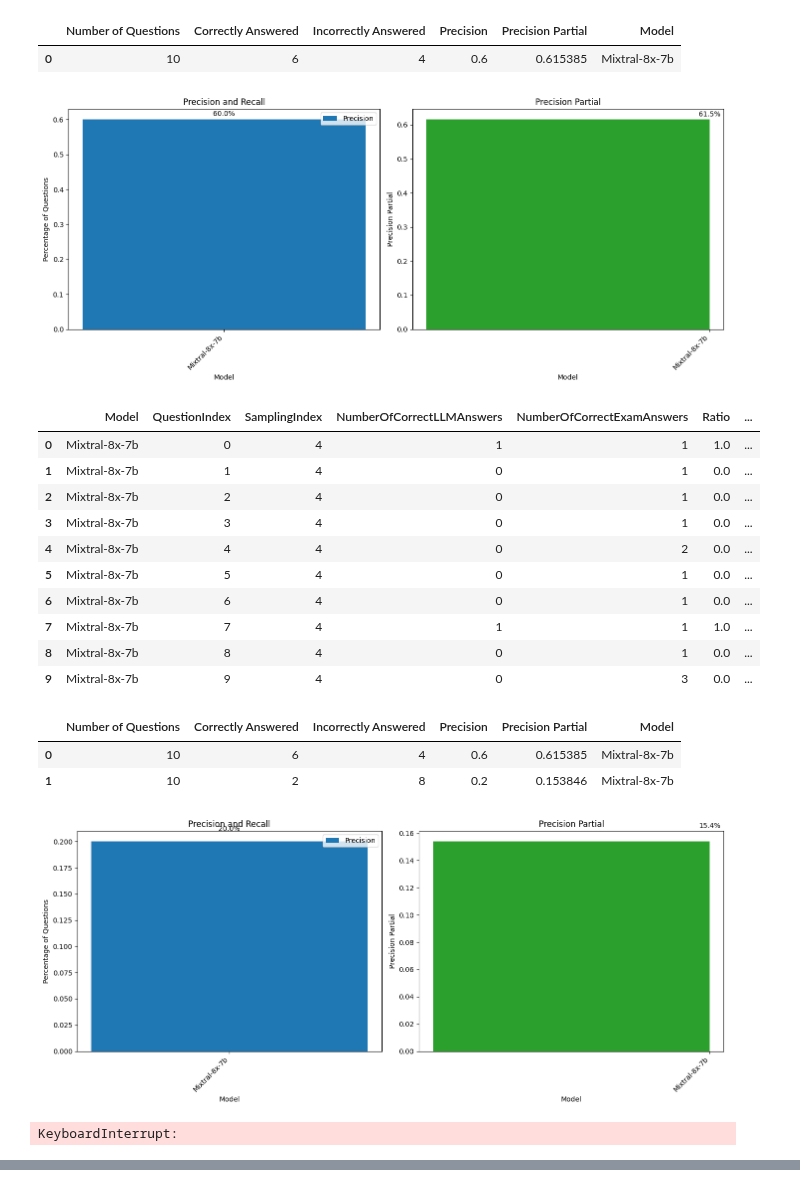
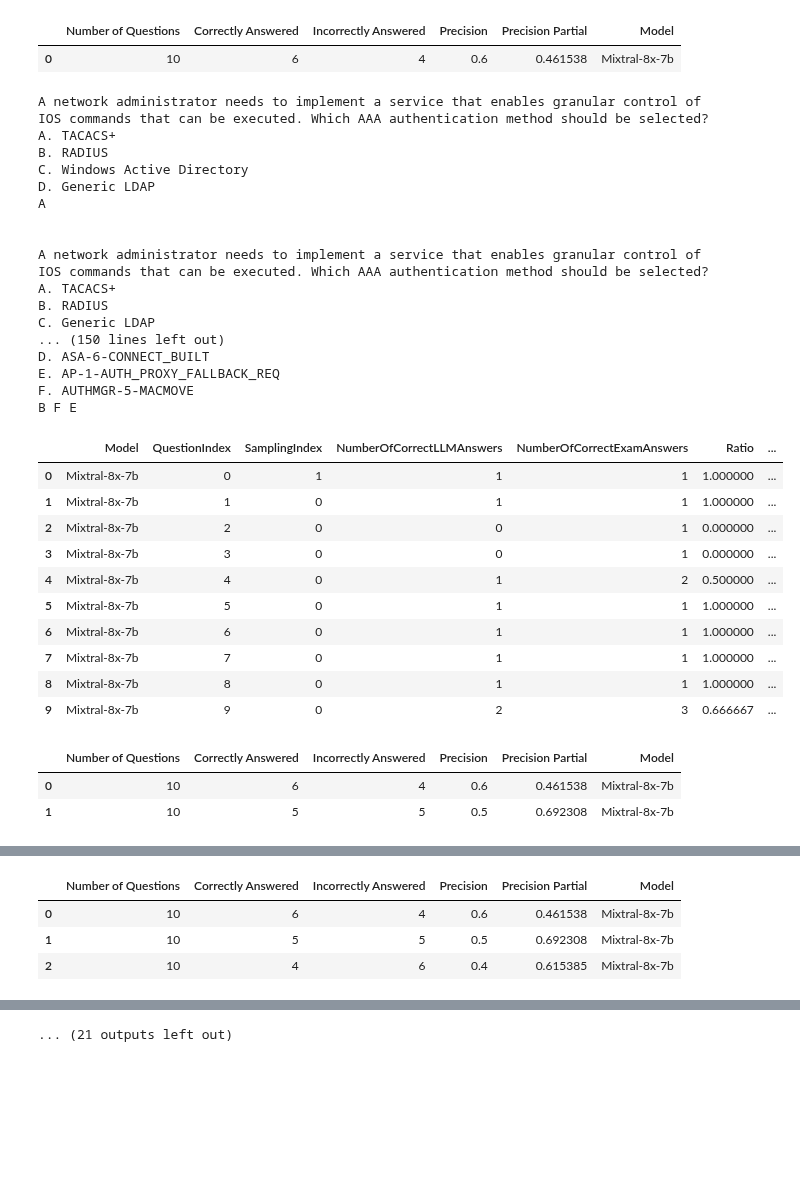
Before and after one commit to cybercampus-se/GenAICyberSecMCQA, a Jupyter notebook: src/mcqa_LLM.ipynb, the cells around one changed output, grey strips where cells are left out. Saved outputs shown, nothing was run; the diff lists cells and outputs as text; code cells hidden in the pictures; blank space fills up the shorter version.

Commit message:
Answer after shuffling also correct

```diff
--- a/src/mcqa_LLM.ipynb
+++ b/src/mcqa_LLM.ipynb
@@ -13,9 +16,9 @@ import random
 MODEL_PATH = {#"Gemma-7b-it" : "../models/gemma-7b-it.gguf",
               "Mixtral-8x-7b": "../models/mixtral-8x7b-instruct-v0.1.Q4_K_M.gguf",
                "Phi-2": "../models/phi-2.Q5_K_M.gguf",
-               "Llama2-70b": "../models/llama2_70b_chat_uncensored.Q5_K_M.gguf",
-               "Yi-34b": "../models/yi-34b-200k.Q5_K_M.gguf",
-               "Dolphin-2.5": "../models/dolphin-2.5-mixtral-8x7b.Q5_K_M.gguf",
+               #"Llama2-70b": "../models/llama2_70b_chat_uncensored.Q5_K_M.gguf",
+               #"Yi-34b": "../models/yi-34b-200k.Q5_K_M.gguf",
+               #"Dolphin-2.5": "../models/dolphin-2.5-mixtral-8x7b.Q5_K_M.gguf",
               }
 
 #Set output file name
@@ -52,7 +55,7 @@ FEW_SHOT_TEMPLATE = """
     {Exam_Choices}
     """
 
-SHUFFLE_PROB_ENB = True
+SHUFFLE_PROB_ENB = False
 SHUFFLE_ONLY =True
 # %%
 def extract_answer(answer):
@@ -350,11 +408,17 @@ for model, model_path in MODEL_PATH.items():
         for index_question, row in questions.iterrows():
             #Extract the question, answer and choices from the dataframe
             question, choices, answers, num_of_correct_answer = extract_exam_info(row)
-
+            print(question)
+            print(choices)
+            print(answers)
+            print('\n')
             #Only if shuffle is enabled, shuffle the choices
             if shuffled_iteration > 0:
-                choices = shuffle_choices(choices)
-
+                choices, answers = shuffle_choices(choices, answers)
+                print(question)
+                print(choices)
+                print(answers)
+                print('\n')
             #Empty the char_probabilities dictionary for each question
             char_probabilities = {}
 
@@ -379,7 +443,7 @@ for model, model_path in MODEL_PATH.items():
                         sample_Index = index_sampling
                         valid_question_answer = True
                         #Shuffle the choices
-                        choices = shuffle_choices(choices)
+                        choices = shuffle_choices(choices, answers)
                         for letter in answer_letters:
                             if letter in char_probabilities:
                                 char_probabilities[letter] += 1
@@ -405,7 +469,11 @@ for model, model_path in MODEL_PATH.items():
         #Concat the evaluation dataframe to the complete dataframe
         shuffled_evalutation_df = pd.concat([shuffled_evalutation_df, evaluation_df], ignore_index=True)
         display(shuffled_evalutation_df)
-        plot_evaluation(evaluation_df)
+
+#plot_evaluation(shuffled_evalutation_df)
+model_statistics = calculate_model_statistics(shuffled_evalutation_df)
+display(model_statistics)
+
     #llm_exam_result.to_pickle(OUTPUT_PICKEL)
 # %% [output]
 llama_model_loader: loaded meta data with 26 key-value pairs and 995 tensors from ../models/mixtral-8x7b-instruct-v0.1.Q4_K_M.gguf (version GGUF V3 (latest))
@@ -439,19 +524,33 @@ llama_new_context_with_model: graph splits (measure): 5
 |  | Number of Questions | Correctly Answered | Incorrectly Answered | Precision | Precision Partial | Model |
-| 0 | 10 | 6 | 4 | 0.6 | 0.615385 | Mixtral-8x-7b |
+| 0 | 10 | 6 | 4 | 0.6 | 0.461538 | Mixtral-8x-7b |
-[figure, removed]
+A network administrator needs to implement a service that enables granular control of IOS commands that can be executed. Which AAA authentication method should be selected?
+A. TACACS+
+B. RADIUS
+C. Windows Active Directory
+D. Generic LDAP
+A
+
+
+A network administrator needs to implement a service that enables granular control of IOS commands that can be executed. Which AAA authentication method should be selected?
+A. TACACS+
+B. RADIUS
+C. Generic LDAP
+... (150 lines left out)
+D. ASA-6-CONNECT_BUILT
+E. AP-1-AUTH_PROXY_FALLBACK_REQ
+F. AUTHMGR-5-MACMOVE
+B F E
 |  | Model | QuestionIndex | SamplingIndex | NumberOfCorrectLLMAnswers | NumberOfCorrectExamAnswers | Ratio | ... |
-| 0 | Mixtral-8x-7b | 0 | 4 | 1 | 1 | 1.0 | ... |
-| 1 | Mixtral-8x-7b | 1 | 4 | 0 | 1 | 0.0 | ... |
-| 2 | Mixtral-8x-7b | 2 | 4 | 0 | 1 | 0.0 | ... |
-| 3 | Mixtral-8x-7b | 3 | 4 | 0 | 1 | 0.0 | ... |
-| 4 | Mixtral-8x-7b | 4 | 4 | 0 | 2 | 0.0 | ... |
-| 5 | Mixtral-8x-7b | 5 | 4 | 0 | 1 | 0.0 | ... |
-| 6 | Mixtral-8x-7b | 6 | 4 | 0 | 1 | 0.0 | ... |
-| 7 | Mixtral-8x-7b | 7 | 4 | 1 | 1 | 1.0 | ... |
-| 8 | Mixtral-8x-7b | 8 | 4 | 0 | 1 | 0.0 | ... |
-| 9 | Mixtral-8x-7b | 9 | 4 | 0 | 3 | 0.0 | ... |
+| 0 | Mixtral-8x-7b | 0 | 1 | 1 | 1 | 1.000000 | ... |
+| 1 | Mixtral-8x-7b | 1 | 0 | 1 | 1 | 1.000000 | ... |
+| 2 | Mixtral-8x-7b | 2 | 0 | 0 | 1 | 0.000000 | ... |
+| 3 | Mixtral-8x-7b | 3 | 0 | 0 | 1 | 0.000000 | ... |
+| 4 | Mixtral-8x-7b | 4 | 0 | 1 | 2 | 0.500000 | ... |
+| 5 | Mixtral-8x-7b | 5 | 0 | 1 | 1 | 1.000000 | ... |
+| 6 | Mixtral-8x-7b | 6 | 0 | 1 | 1 | 1.000000 | ... |
+| 7 | Mixtral-8x-7b | 7 | 0 | 1 | 1 | 1.000000 | ... |
+| 8 | Mixtral-8x-7b | 8 | 0 | 1 | 1 | 1.000000 | ... |
+| 9 | Mixtral-8x-7b | 9 | 0 | 2 | 3 | 0.666667 | ... |
 |  | Number of Questions | Correctly Answered | Incorrectly Answered | Precision | Precision Partial | Model |
-| 0 | 10 | 6 | 4 | 0.6 | 0.615385 | Mixtral-8x-7b |
-| 1 | 10 | 2 | 8 | 0.2 | 0.153846 | Mixtral-8x-7b |
+| 0 | 10 | 6 | 4 | 0.6 | 0.461538 | Mixtral-8x-7b |
+| 1 | 10 | 5 | 5 | 0.5 | 0.692308 | Mixtral-8x-7b |
-[figure, removed]
-KeyboardInterrupt:
@@ -457,0 +585,4 @@ KeyboardInterrupt:
+|  | Number of Questions | Correctly Answered | Incorrectly Answered | Precision | Precision Partial | Model |
+| 0 | 10 | 6 | 4 | 0.6 | 0.461538 | Mixtral-8x-7b |
+| 1 | 10 | 5 | 5 | 0.5 | 0.692308 | Mixtral-8x-7b |
+| 2 | 10 | 4 | 6 | 0.4 | 0.615385 | Mixtral-8x-7b |
@@ -457,0 +617 @@ KeyboardInterrupt:
+... (21 outputs left out)
```
Also changed, not shown: parts of 6 cells of this notebook.
